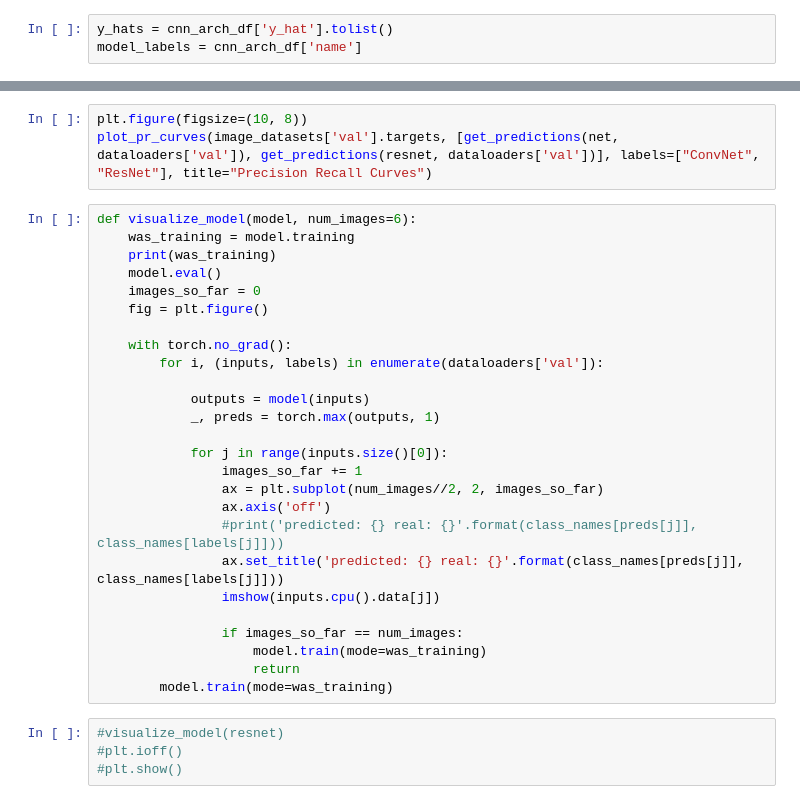
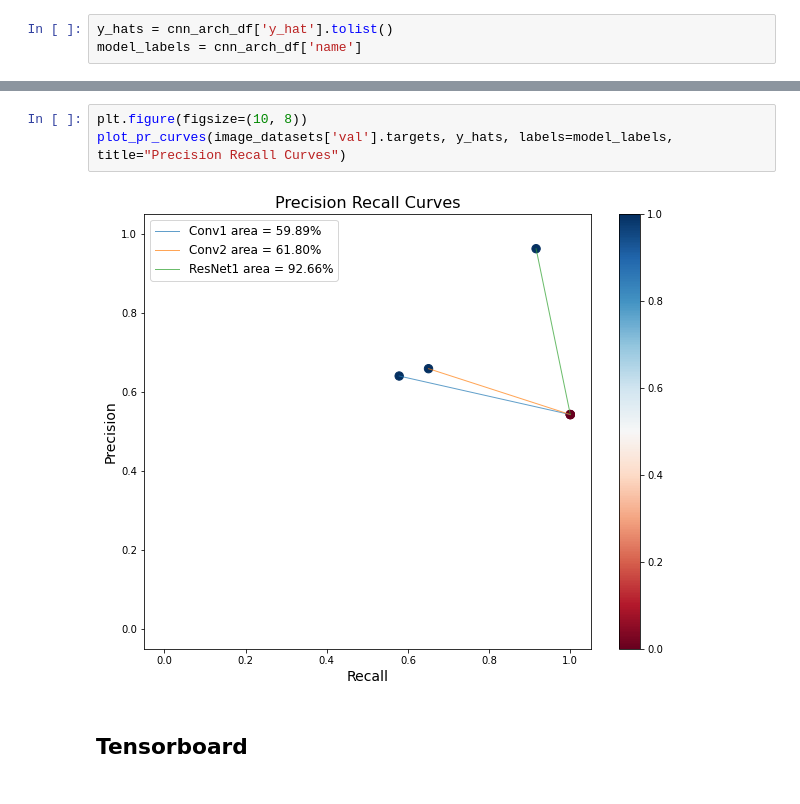
Before and after one commit to JLechuga94/DeepLearning, a Jupyter notebook: T4/tutorial04b.ipynb, the cells around one changed output, grey strips where cells are left out. Cells and saved outputs as stored; diff of their text form.

```diff
--- a/T4/tutorial04b.ipynb
+++ b/T4/tutorial04b.ipynb
@@ -619,33 +626,7 @@ plot_roc_curves(image_datasets['val'].targets, y_hats, labels=model_labels, titl
 # %%
 plt.figure(figsize=(10, 8))
-plot_pr_curves(image_datasets['val'].targets, [get_predictions(net, dataloaders['val']), get_predictions(resnet, dataloaders['val'])], labels=["ConvNet", "ResNet"], title="Precision Recall Curves")
+plot_pr_curves(image_datasets['val'].targets, y_hats, labels=model_labels, title="Precision Recall Curves")
+# %% [output]
+[figure, added]
-# %%
-def visualize_model(model, num_images=6):
-    was_training = model.training
-    print(was_training)
-    model.eval()
-    images_so_far = 0
-    fig = plt.figure()
-
-    with torch.no_grad():
-        for i, (inputs, labels) in enumerate(dataloaders['val']):
-
-            outputs = model(inputs)
-            _, preds = torch.max(outputs, 1)
-
-            for j in range(inputs.size()[0]):
-                images_so_far += 1
-                ax = plt.subplot(num_images//2, 2, images_so_far)
-                ax.axis('off')
-                #print('predicted: {} real: {}'.format(class_names[preds[j]], class_names[labels[j]]))
-                ax.set_title('predicted: {} real: {}'.format(class_names[preds[j]], class_names[labels[j]]))
-                imshow(inputs.cpu().data[j])
-
-                if images_so_far == num_images:
-                    model.train(mode=was_training)
-                    return
-        model.train(mode=was_training)
-# %%
-#visualize_model(resnet)
-#plt.ioff()
-#plt.show()
+# %% [markdown]
+## Tensorboard
```
Also changed, not shown: parts of 3 cells of this notebook.
